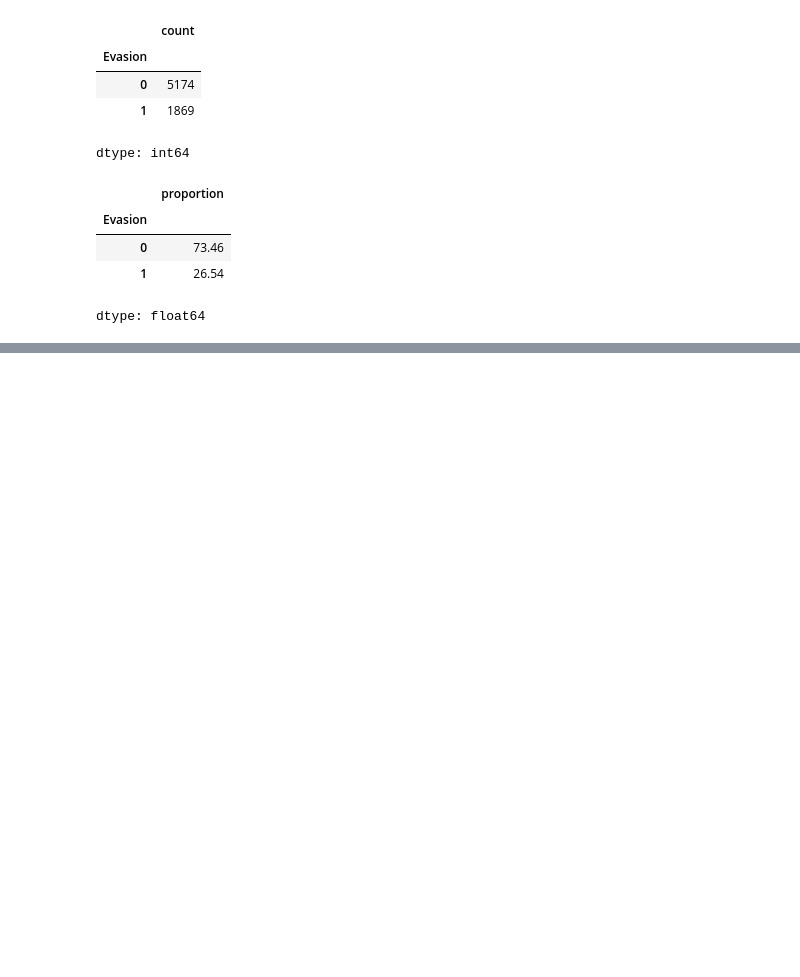
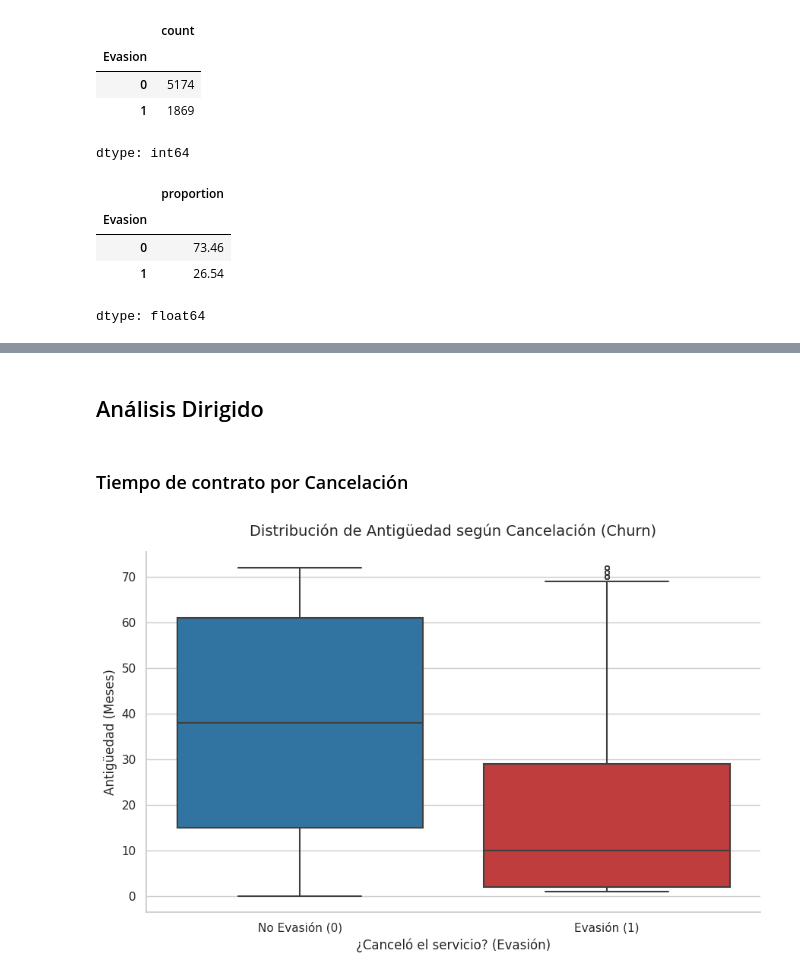
Before and after one commit to yaramirezte/TelecomX_LATAM-Parte-2, a Jupyter notebook: TelecomX_LATAM_parte_2.ipynb, the cells around one changed output, grey strips where cells are left out. Cells and saved outputs as stored; diff of their text form; code cells hidden in the pictures; blank space fills up the shorter version.

```diff
--- a/TelecomX_LATAM_parte_2.ipynb
+++ b/TelecomX_LATAM_parte_2.ipynb
@@ -201,0 +354,32 @@ Se observa un desbalance moderado en la variable objetivo (Evasion). Aproximadam
+# %% [markdown]
+## Análisis Dirigido
+# %% [markdown]
+### Tiempo de contrato por Cancelación
+# %%
+sns.set_theme(style="whitegrid")
+
+plt.figure(figsize=(9, 6))
+
+ax = sns.boxplot(
+    data=df_model,
+    x='Evasion',
+    y='Antiguedad_Meses',
+    hue='Evasion',
+    palette=['#1f77b4', '#d62728'], # Azul para 'No', Rojo para 'Sí'
+    linewidth=1.5,
+    fliersize=4,      # es el tamaño de los puntos de outliers
+    legend=False
+)
+
+plt.title('Distribución de Antigüedad según Cancelación (Churn)', fontsize=14, pad=15)
+plt.xlabel('¿Canceló el servicio? (Evasión)', fontsize=12)
+plt.ylabel('Antigüedad (Meses)', fontsize=12)
+
+plt.xticks([0, 1], ['No Evasión (0)', 'Evasión (1)'])
+
+sns.despine() # eliminamos bordes innecesarios
+
+plt.tight_layout()
+plt.show()
+# %% [output]
+[figure, added]
```
Also changed, not shown: parts of 31 cells of this notebook.
